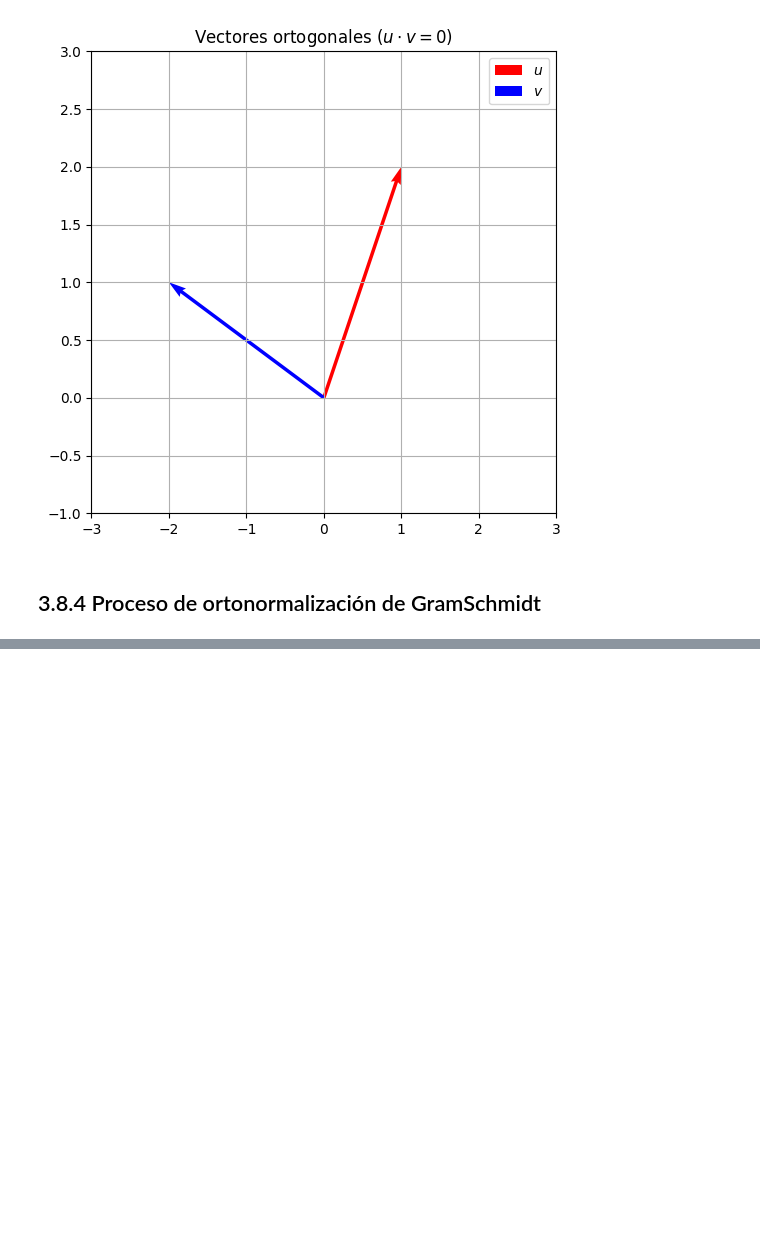
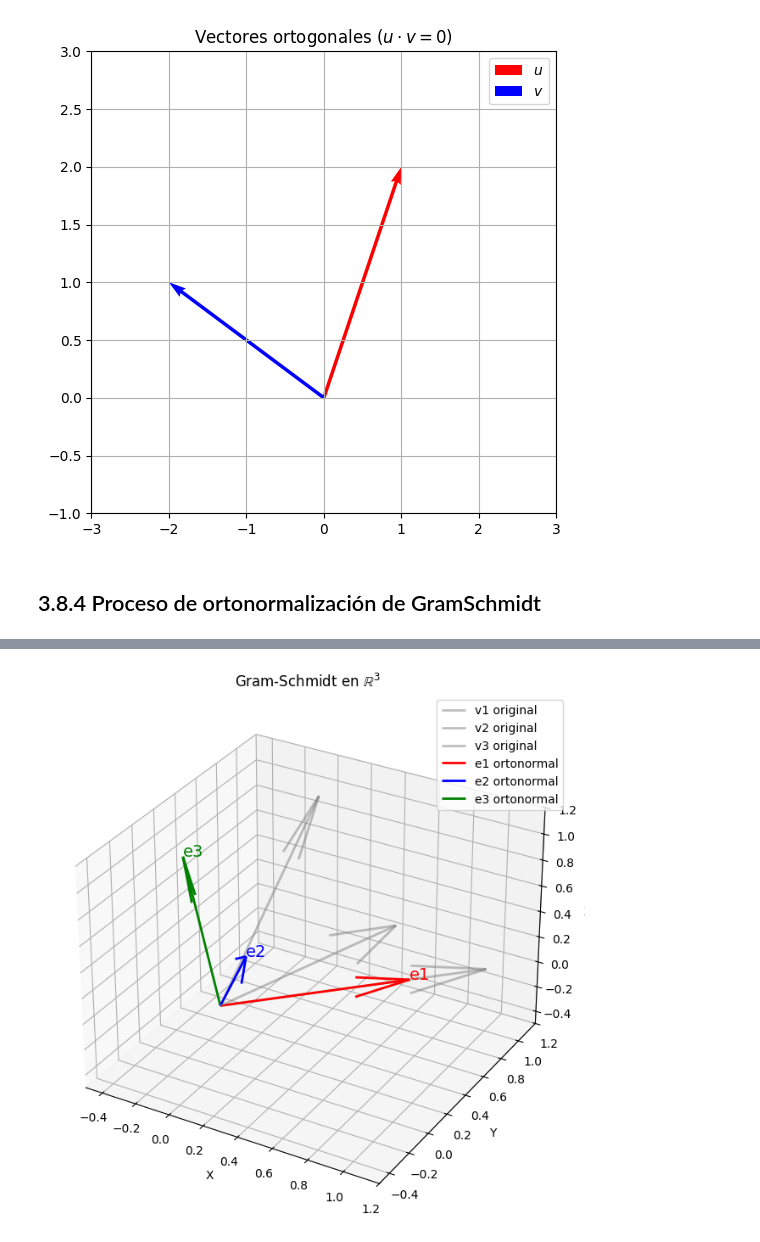
Before and after one commit to CarSandoval/AlgebraLineal, a Jupyter notebook: 03_EspaciosVectoriales_08.ipynb, the cells around one changed output, grey strips where cells are left out. Drawn from its saved outputs; the diff is of its cells as text; code cells hidden in the pictures; blank space fills up the shorter version.

```diff
--- a/03_EspaciosVectoriales_08.ipynb
+++ b/03_EspaciosVectoriales_08.ipynb
@@ -523,2 +523,53 @@ $$
 
 ### Apoyo visual usando matplotlib
+# %%
+import numpy as np
+import matplotlib.pyplot as plt
+from mpl_toolkits.mplot3d import Axes3D
+
+# Vectores originales
+v1 = np.array([1, 1, 0])
+v2 = np.array([1, 0, 1])
+v3 = np.array([0, 1, 1])
+
+def normalize(x):
+    return x / np.linalg.norm(x)
+
+u1 = v1
+e1 = normalize(u1)
+proj_v2_u1 = np.dot(v2, u1)/np.dot(u1, u1) * u1
+u2 = v2 - proj_v2_u1
+e2 = normalize(u2)
+proj_v3_u1 = np.dot(v3, u1)/np.dot(u1, u1) * u1
+proj_v3_u2 = np.dot(v3, u2)/np.dot(u2, u2) * u2
+u3 = v3 - proj_v3_u1 - proj_v3_u2
+e3 = normalize(u3)
+
+fig = plt.figure(figsize=(8,8))
+ax = fig.add_subplot(111, projection='3d')
+
+# Vectores originales (gris translúcido)
+ax.quiver(0, 0, 0, v1[0], v1[1], v1[2], color='gray', alpha=0.5, linewidth=2, label='v1 original')
+ax.quiver(0, 0, 0, v2[0], v2[1], v2[2], color='gray', alpha=0.5, linewidth=2, label='v2 original')
+ax.quiver(0, 0, 0, v3[0], v3[1], v3[2], color='gray', alpha=0.5, linewidth=2, label='v3 original')
+
+# Vectores ortonormales
+ax.quiver(0, 0, 0, e1[0], e1[1], e1[2], color='r', linewidth=2, label='e1 ortonormal')
+ax.quiver(0, 0, 0, e2[0], e2[1], e2[2], color='b', linewidth=2, label='e2 ortonormal')
+ax.quiver(0, 0, 0, e3[0], e3[1], e3[2], color='g', linewidth=2, label='e3 ortonormal')
+
+ax.text(*e1, 'e1', color='r', fontsize=14)
+ax.text(*e2, 'e2', color='b', fontsize=14)
+ax.text(*e3, 'e3', color='g', fontsize=14)
+
+ax.set_xlim([-.5, 1.2])
+ax.set_ylim([-.5, 1.2])
+ax.set_zlim([-.5, 1.2])
+ax.set_xlabel('X')
+ax.set_ylabel('Y')
+ax.set_zlabel('Z')
+plt.title(r'Gram-Schmidt en $\mathbb{R}^3$')
+ax.legend()
+plt.show()
+# %% [output]
+[figure, added]
```
Also changed, not shown: parts of 1 cell of this notebook, 4 other files.
